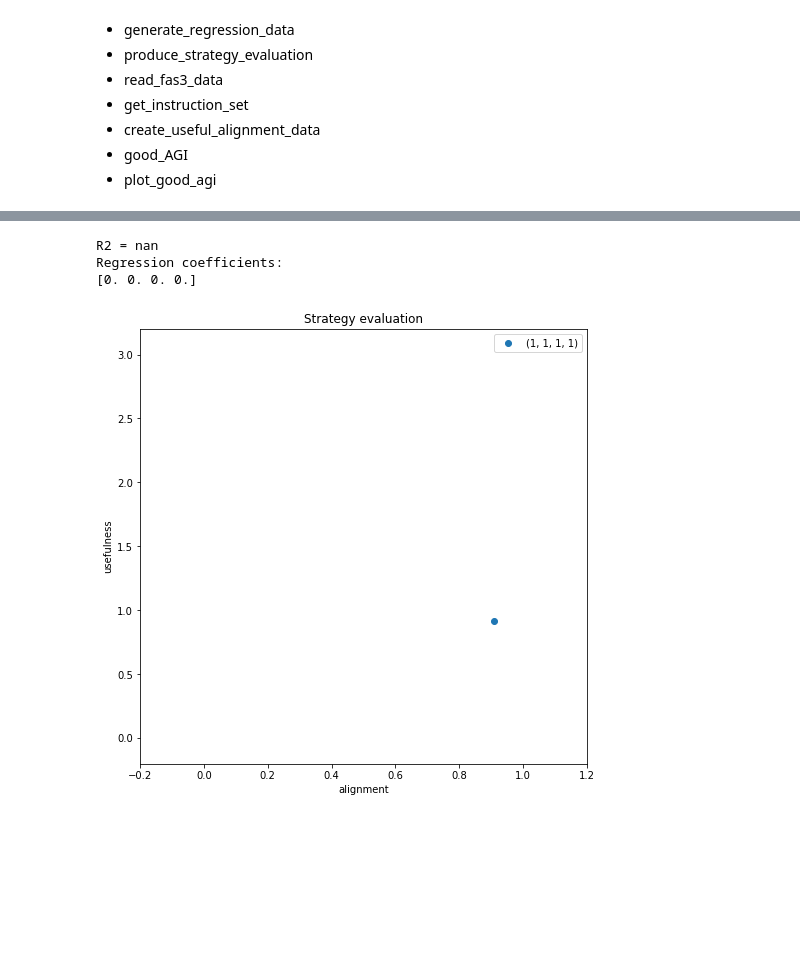
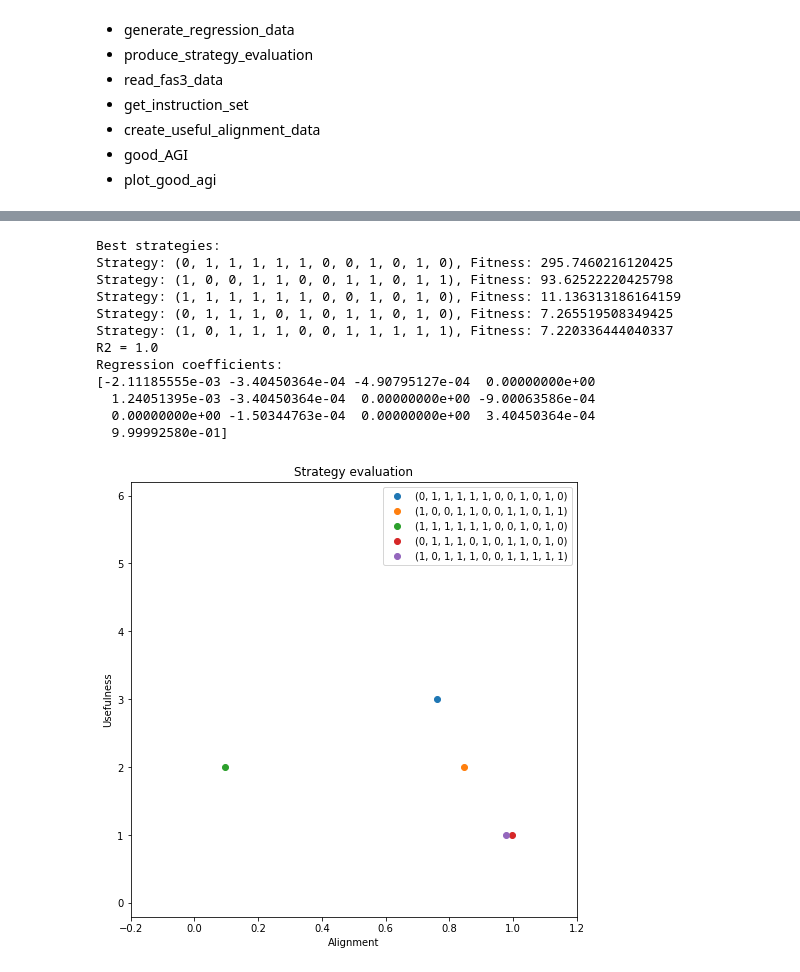
Before and after one commit to Tompolompo/AvidaAGI, a Jupyter notebook: AGIworkbook.ipynb, the cells around one changed output, grey strips where cells are left out. Saved outputs shown, nothing was run; the diff lists cells and outputs as text; code cells hidden in the pictures; blank space fills up the shorter version.

```diff
--- a/AGIworkbook.ipynb
+++ b/AGIworkbook.ipynb
@@ -289,10 +289,10 @@ def compare_strategies(M=[0,1,2], N=[0,0,0], run_name="run"):
         plot_strategy_data(m, n, axs[i], run_name=run_name)
 # %%
 def phi_c(phi_h, phi_agi):
-    return phi_h*1/(np.abs(np.log(phi_h/phi_agi))+1)
+    return phi_h*1/(np.abs(np.log(phi_agi/phi_h))+1)
 
 def alignment(phi_h, phi_agi):
-    return 1/(np.abs(np.log(phi_h/phi_agi))+1)
+    return 1/(np.abs(np.log(phi_agi/phi_h))+1)
 # %%
 def compute_strategy_probabilities(update_data, scaling):
 
@@ -564,11 +589,20 @@ Regression coefficients:
 # %%
 run_name = "cbuild/work/data/AGIdata/run"
-strategy_limit = 20
+strategy_limit = 5
 scaling = "mean" #count, prob, mean
 strategy_or_genome = "strategy"
-produce_strategy_evaluation(run_name, strategy_limit, strategy_or_genome, scaling=scaling)
+data = produce_strategy_evaluation(run_name, strategy_limit, strategy_or_genome, scaling=scaling)
 # %% [output]
-R2 = nan
+Best strategies:
+Strategy: (0, 1, 1, 1, 1, 1, 0, 0, 1, 0, 1, 0), Fitness: 295.7460216120425
+Strategy: (1, 0, 0, 1, 1, 0, 0, 1, 1, 0, 1, 1), Fitness: 93.62522220425798
+Strategy: (1, 1, 1, 1, 1, 1, 0, 0, 1, 0, 1, 0), Fitness: 11.136313186164159
+Strategy: (0, 1, 1, 1, 0, 1, 0, 1, 1, 0, 1, 0), Fitness: 7.265519508349425
+Strategy: (1, 0, 1, 1, 1, 0, 0, 1, 1, 1, 1, 1), Fitness: 7.220336444040337
+R2 = 1.0
 Regression coefficients:
-[0. 0. 0. 0.]
+[-2.11185555e-03 -3.40450364e-04 -4.90795127e-04  0.00000000e+00
+  1.24051395e-03 -3.40450364e-04  0.00000000e+00 -9.00063586e-04
+  0.00000000e+00 -1.50344763e-04  0.00000000e+00  3.40450364e-04
+  9.99992580e-01]
-[figure, old version]
+[figure, new version]
```
Also changed, not shown: parts of 3 cells of this notebook.
